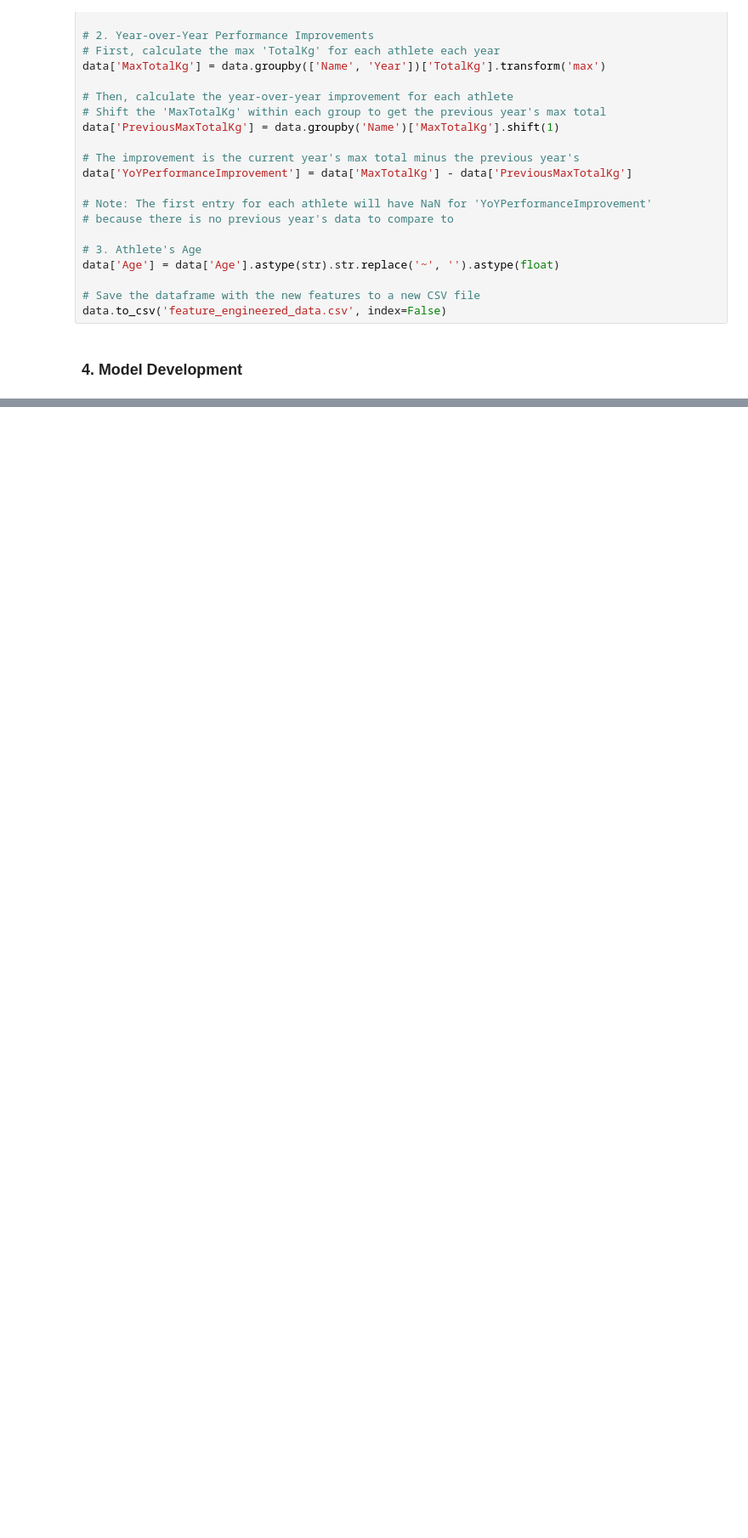
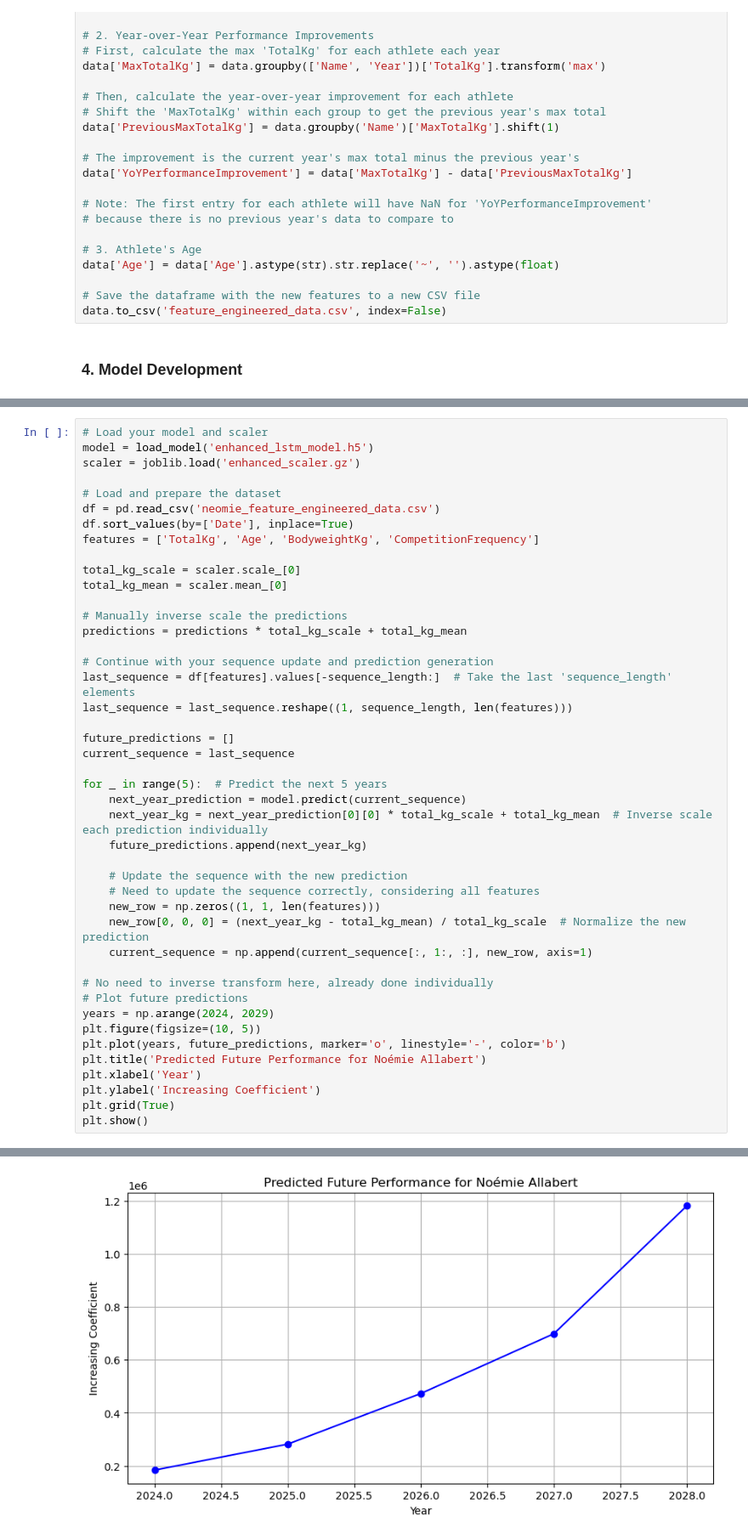
Before and after one commit to EzioA666/DS340, a Jupyter notebook: Project/Model.ipynb, the cells around one changed output, grey strips where cells are left out. Shown: that part at 85% size. Drawn from its saved outputs; the diff is of its cells as text; blank space fills up the shorter version.

```diff
--- a/Project/Model.ipynb
+++ b/Project/Model.ipynb
@@ -210,0 +471,45 @@ plt.show()
+# %%
+# Load your model and scaler
+model = load_model('enhanced_lstm_model.h5')
+scaler = joblib.load('enhanced_scaler.gz')
+
+# Load and prepare the dataset
+df = pd.read_csv('neomie_feature_engineered_data.csv')
+df.sort_values(by=['Date'], inplace=True)
+features = ['TotalKg', 'Age', 'BodyweightKg', 'CompetitionFrequency']
+
+total_kg_scale = scaler.scale_[0]
+total_kg_mean = scaler.mean_[0]
+
+# Manually inverse scale the predictions
+predictions = predictions * total_kg_scale + total_kg_mean
+
+# Continue with your sequence update and prediction generation
+last_sequence = df[features].values[-sequence_length:]  # Take the last 'sequence_length' elements
+last_sequence = last_sequence.reshape((1, sequence_length, len(features)))
+
+future_predictions = []
+current_sequence = last_sequence
+
+for _ in range(5):  # Predict the next 5 years
+    next_year_prediction = model.predict(current_sequence)
+    next_year_kg = next_year_prediction[0][0] * total_kg_scale + total_kg_mean  # Inverse scale each prediction individually
+    future_predictions.append(next_year_kg)
+
+    # Update the sequence with the new prediction
+    # Need to update the sequence correctly, considering all features
+    new_row = np.zeros((1, 1, len(features)))
+    new_row[0, 0, 0] = (next_year_kg - total_kg_mean) / total_kg_scale  # Normalize the new prediction
+    current_sequence = np.append(current_sequence[:, 1:, :], new_row, axis=1)
+
+# No need to inverse transform here, already done individually
+# Plot future predictions
+years = np.arange(2024, 2029)
+plt.figure(figsize=(10, 5))
+plt.plot(years, future_predictions, marker='o', linestyle='-', color='b')
+plt.title('Predicted Future Performance for Noémie Allabert')
+plt.xlabel('Year')
+plt.ylabel('Increasing Coefficient')
+plt.grid(True)
+plt.show()
+# %% [output]
@@ -210,0 +523 @@ plt.show()
+[figure, added]
```
Also changed, not shown: parts of 16 cells of this notebook, 47 other files.
